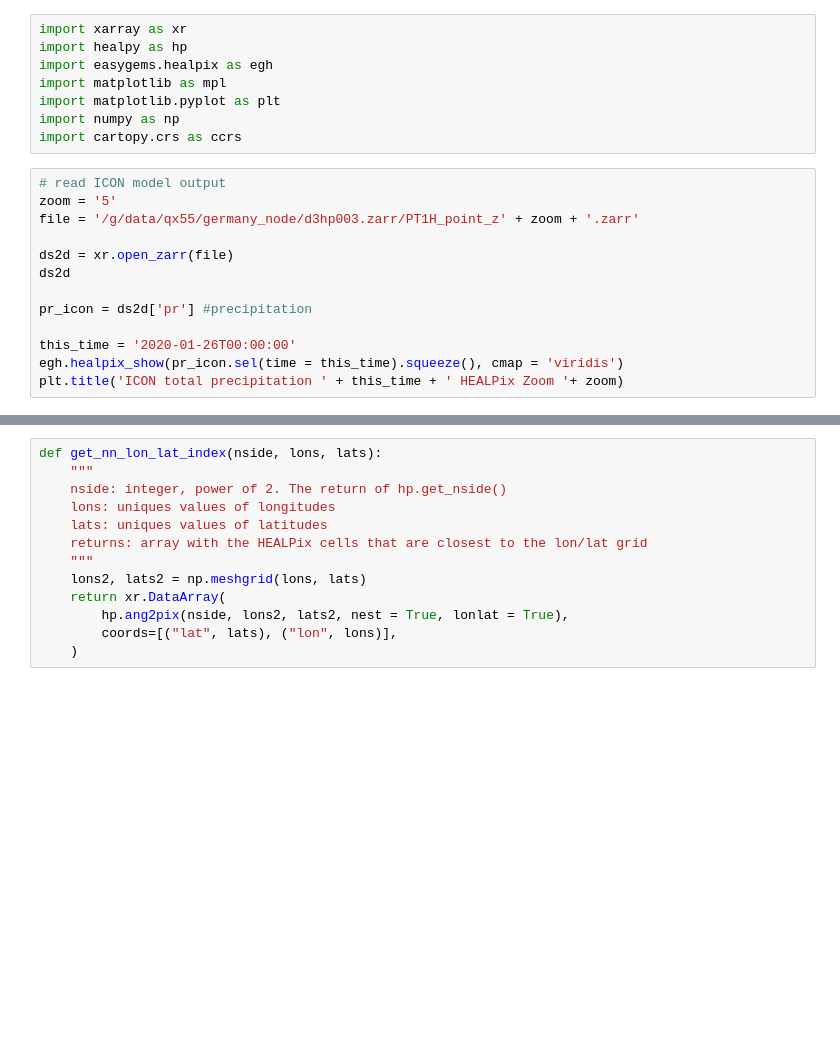
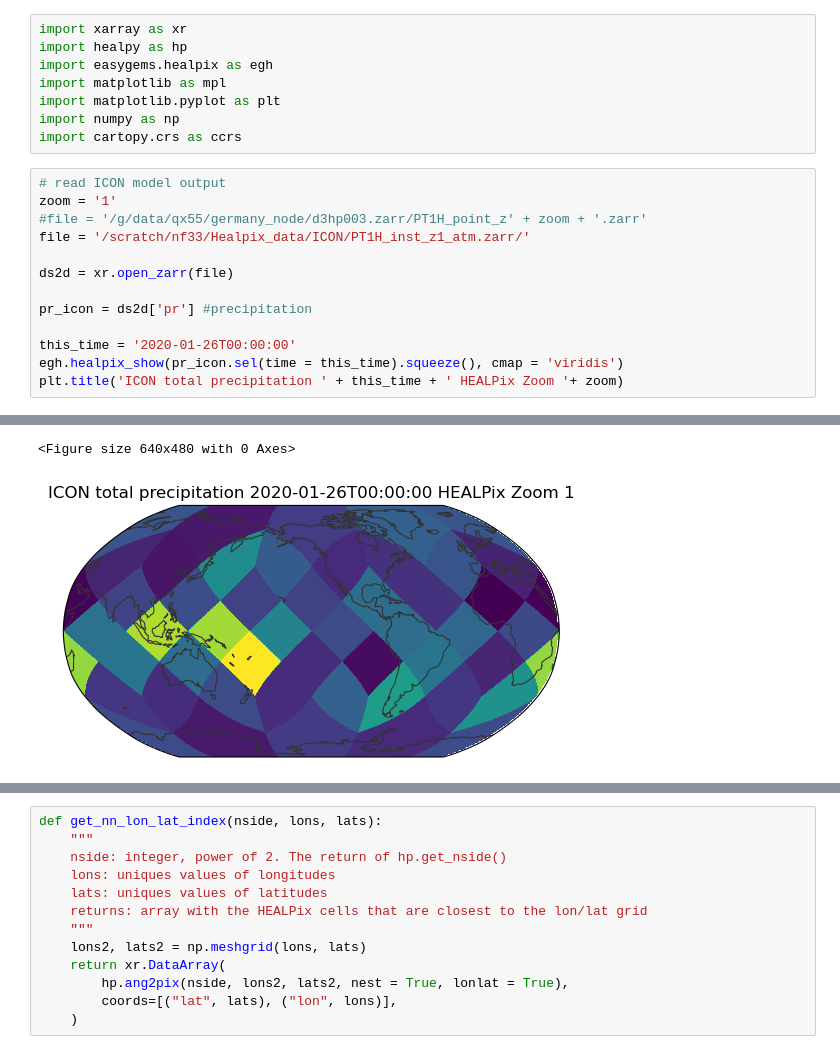
Before and after one commit to 21centuryweather/hk25-AusNode-DOCmeso, a Jupyter notebook: get_metrics/Yinglin/regrid_ICON.ipynb, the cells around one changed output, grey strips where cells are left out. Cells and saved outputs as stored; diff of their text form; blank space fills up the shorter version.

```diff
--- a/get_metrics/Yinglin/regrid_ICON.ipynb
+++ b/get_metrics/Yinglin/regrid_ICON.ipynb
@@ -8,14 +8,15 @@ import numpy as np
 import cartopy.crs as ccrs
 # %%
 # read ICON model output
-zoom = '5'
-file = '/g/data/qx55/germany_node/d3hp003.zarr/PT1H_point_z' + zoom + '.zarr'
+zoom = '1'
+#file = '/g/data/qx55/germany_node/d3hp003.zarr/PT1H_point_z' + zoom + '.zarr'
+file = '/scratch/nf33/Healpix_data/ICON/PT1H_inst_z1_atm.zarr/'
 
 ds2d = xr.open_zarr(file)
-ds2d
 
 pr_icon = ds2d['pr'] #precipitation
 
 this_time = '2020-01-26T00:00:00'
 egh.healpix_show(pr_icon.sel(time = this_time).squeeze(), cmap = 'viridis')
 plt.title('ICON total precipitation ' + this_time + ' HEALPix Zoom '+ zoom)
+# %% [output]
@@ -22,3 +24,5 @@ plt.title('ICON total precipitation ' + this_time + ' HEALPix Zoom '+ zoom)
+<Figure size 640x480 with 0 Axes>
+[figure, added]
 # %%
 pr_icon_month = pr_icon.groupby("time.month").mean() # Calculate monthly mean.
 
```
Also changed, not shown: parts of 16 cells of this notebook, 14 other files.
